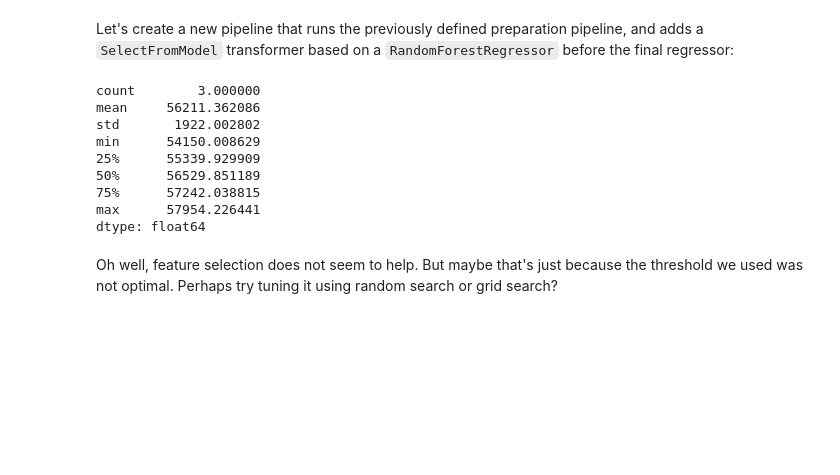
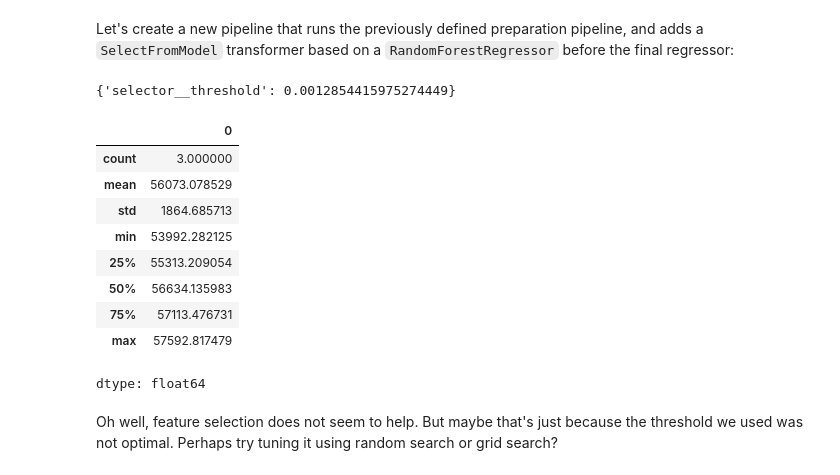
Before and after one commit to ksobczynski/ML_book, a Jupyter notebook: 02_end_to_end_machine_learning_project.ipynb, the cells around one changed output. Cells and saved outputs as stored; diff of their text form; code cells hidden in the pictures; blank space fills up the shorter version.

```diff
--- a/02_end_to_end_machine_learning_project.ipynb
+++ b/02_end_to_end_machine_learning_project.ipynb
@@ -1749,22 +1801,37 @@ selector_pipeline = Pipeline([
                 gamma=rnd_search.best_params_["svr__gamma"],
                 kernel=rnd_search.best_params_["svr__kernel"])),
 ])
+param_distribs = {
+    'selector__threshold' : loguniform(0.001, 0.005),
+    }
+random_CV = RandomizedSearchCV(selector_pipeline,
+                               param_distributions=param_distribs,
+                               n_iter=10, cv=3,
+                               scoring='neg_root_mean_squared_error',
+                               random_state=42,
+                               n_jobs=-1)
+random_CV.fit(housing.iloc[:5000], housing_labels.iloc[:5000])
+random_CV.best_params_
+# %% [output]
+{'selector__threshold': 0.0012854415975274449}
 # %%
-selector_rmses = -cross_val_score(selector_pipeline,
+best_pipeline = random_CV.best_estimator_
+selector_rmses = -cross_val_score(best_pipeline,
                                   housing.iloc[:5000],
                                   housing_labels.iloc[:5000],
                                   scoring="neg_root_mean_squared_error",
                                   cv=3)
 pd.Series(selector_rmses).describe()
 # %% [output]
+|  | 0 |
+| count | 3.000000 |
+| mean | 56073.078529 |
+| std | 1864.685713 |
+| min | 53992.282125 |
+| 25% | 55313.209054 |
+| 50% | 56634.135983 |
+| 75% | 57113.476731 |
+| max | 57592.817479 |
-count        3.000000
-mean     56211.362086
-std       1922.002802
-min      54150.008629
-25%      55339.929909
-50%      56529.851189
-75%      57242.038815
-max      57954.226441
 dtype: float64
 # %% [markdown]
 Oh well, feature selection does not seem to help. But maybe that's just because the threshold we used was not optimal. Perhaps try tuning it using random search or grid search?
```
Also changed, not shown: parts of 42 cells of this notebook.
